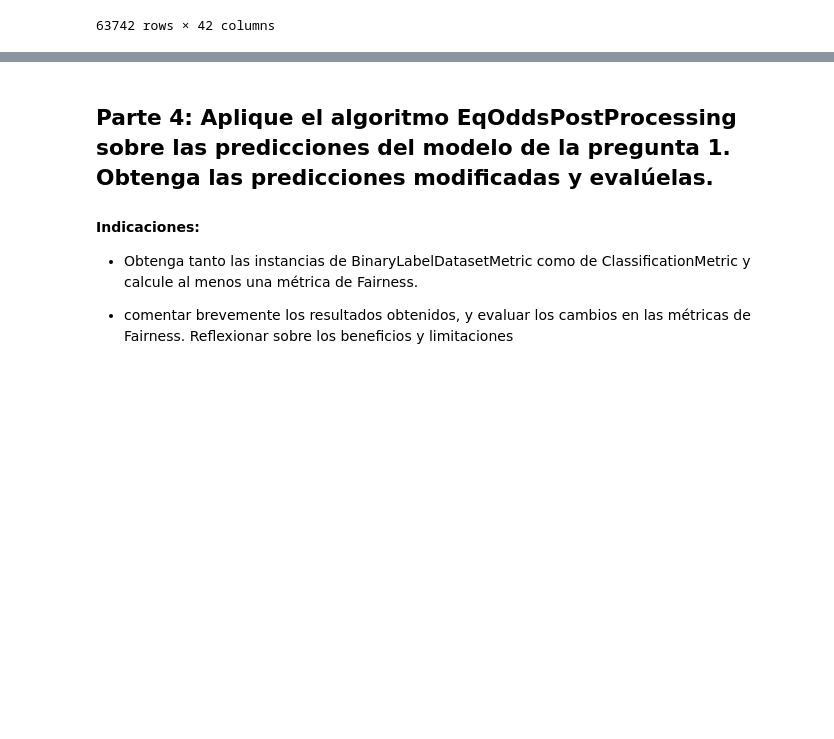
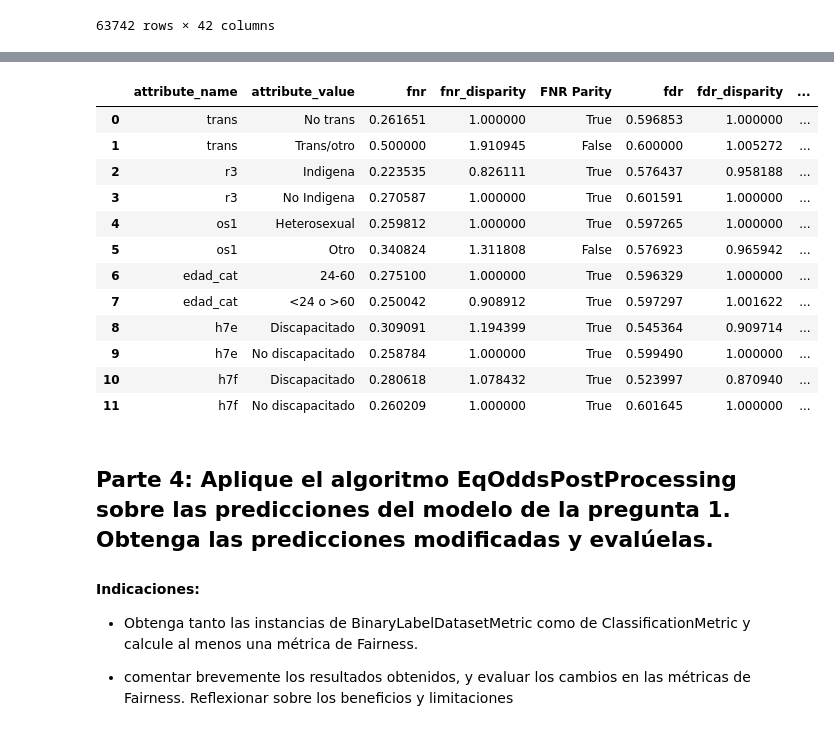
Before and after one commit to wbguc/taller-2, a Jupyter notebook: Taller_sumativo_2.ipynb, the cells around one changed output, grey strips where cells are left out. Cells and saved outputs as stored; diff of their text form; code cells hidden in the pictures; blank space fills up the shorter version.

```diff
--- a/Taller_sumativo_2.ipynb
+++ b/Taller_sumativo_2.ipynb
@@ -360,3 +405,22 @@ absolute_xtab
+# %%
+cols = ['attribute_name', 'attribute_value', 'fnr', 'fnr_disparity', 'FNR Parity', 'fdr', 'fdr_disparity', 'FDR Parity']
+fdf_limpio = fdf[cols]
+
+fdf_limpio
+# %% [output]
+|  | attribute_name | attribute_value | fnr | fnr_disparity | FNR Parity | fdr | fdr_disparity | ... |
+| 0 | trans | No trans | 0.261651 | 1.000000 | True | 0.596853 | 1.000000 | ... |
+| 1 | trans | Trans/otro | 0.500000 | 1.910945 | False | 0.600000 | 1.005272 | ... |
+| 2 | r3 | Indigena | 0.223535 | 0.826111 | True | 0.576437 | 0.958188 | ... |
+| 3 | r3 | No Indigena | 0.270587 | 1.000000 | True | 0.601591 | 1.000000 | ... |
+| 4 | os1 | Heterosexual | 0.259812 | 1.000000 | True | 0.597265 | 1.000000 | ... |
+| 5 | os1 | Otro | 0.340824 | 1.311808 | False | 0.576923 | 0.965942 | ... |
+| 6 | edad_cat | 24-60 | 0.275100 | 1.000000 | True | 0.596329 | 1.000000 | ... |
+| 7 | edad_cat | <24 o >60 | 0.250042 | 0.908912 | True | 0.597297 | 1.001622 | ... |
+| 8 | h7e | Discapacitado | 0.309091 | 1.194399 | True | 0.545364 | 0.909714 | ... |
+| 9 | h7e | No discapacitado | 0.258784 | 1.000000 | True | 0.599490 | 1.000000 | ... |
+| 10 | h7f | Discapacitado | 0.280618 | 1.078432 | True | 0.523997 | 0.870940 | ... |
+| 11 | h7f | No discapacitado | 0.260209 | 1.000000 | True | 0.601645 | 1.000000 | ... |
 # %% [markdown]
 ## Parte 4: Aplique el algoritmo EqOddsPostProcessing sobre las predicciones del modelo de la pregunta 1. Obtenga las predicciones modificadas y evalúelas.
 
```
Also changed, not shown: parts of 6 cells of this notebook.
